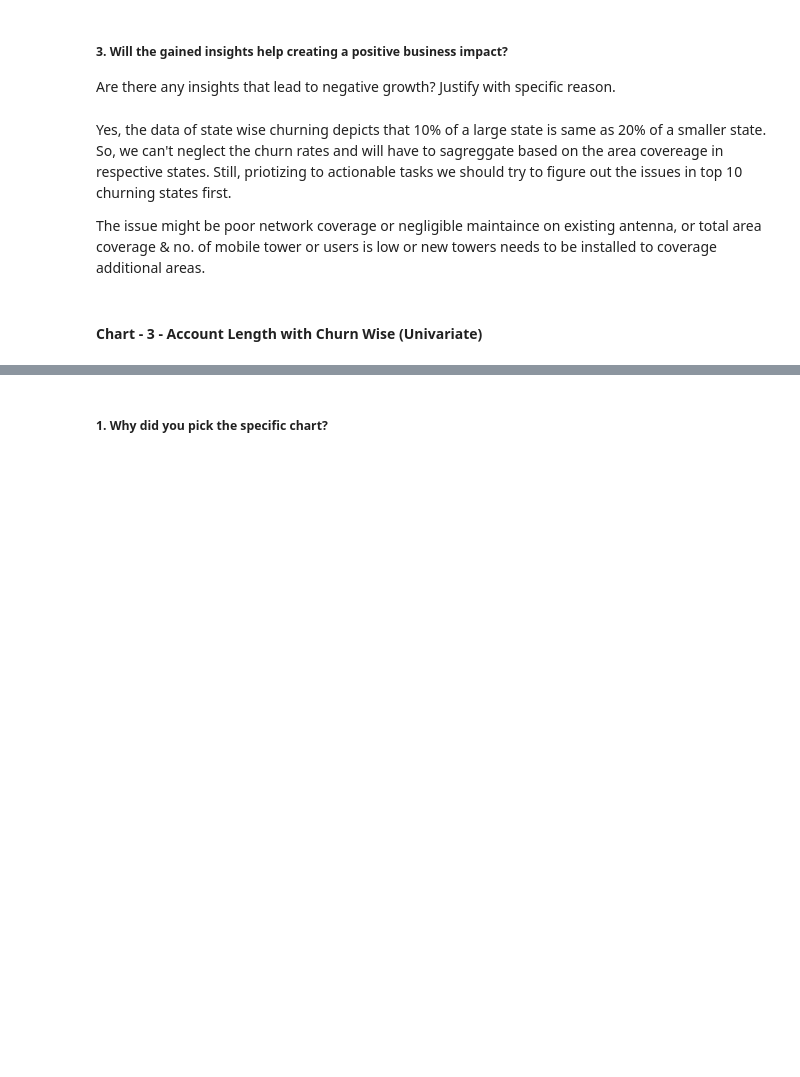
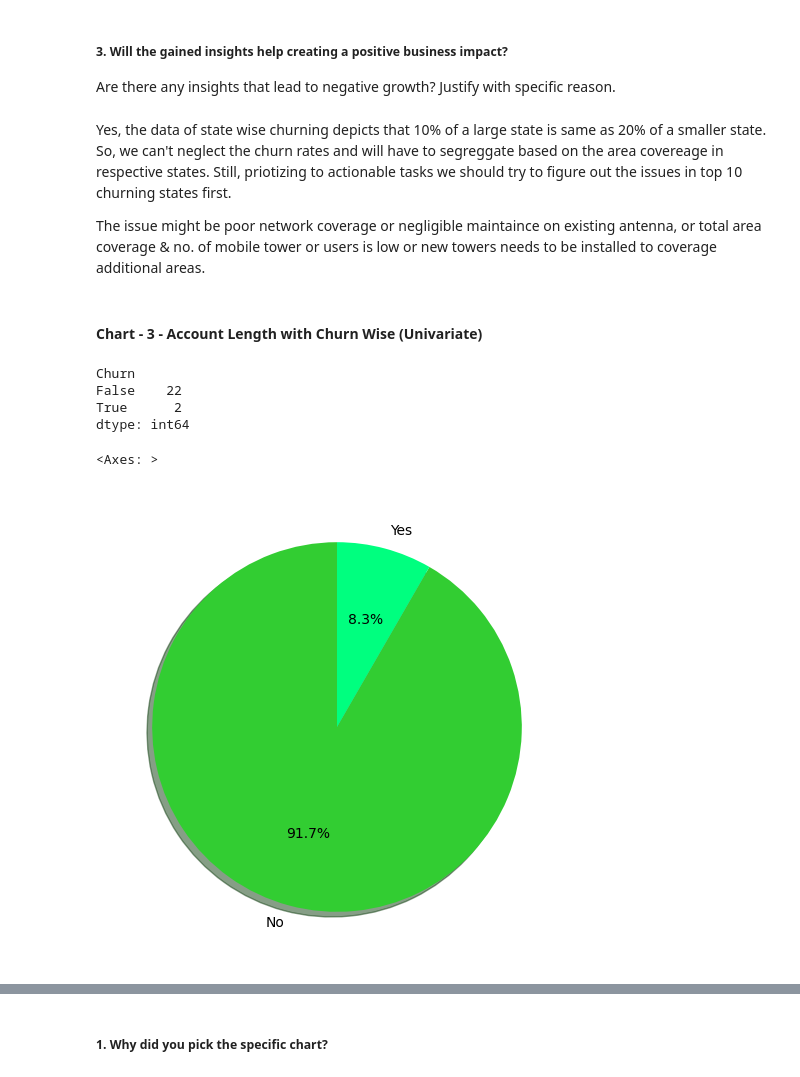
Before and after one commit to AnujRameshRindhe/EDA_Telecom_Churn_analysis, a Jupyter notebook: Telecom_churn_analysis.ipynb, the cells around one changed output, grey strips where cells are left out. Cells and saved outputs as stored; diff of their text form; code cells hidden in the pictures; blank space fills up the shorter version.

```diff
--- a/Telecom_churn_analysis.ipynb
+++ b/Telecom_churn_analysis.ipynb
@@ -855,7 +914,7 @@ Under the Data wrangling, I have defined a hypothetical logic for some states wi
 ##### 3. Will the gained insights help creating a positive business impact?
 Are there any insights that lead to negative growth? Justify with specific reason.
 # %% [markdown]
-Yes, the data of state wise churning depicts that 10% of a large state is same as 20% of a smaller state. So, we can't neglect the churn rates and will have to sagreggate based on the area covereage in respective states. Still, priotizing to actionable tasks we should try to figure out the issues in top 10 churning states first.
+Yes, the data of state wise churning depicts that 10% of a large state is same as 20% of a smaller state. So, we can't neglect the churn rates and will have to segreggate based on the area covereage in respective states. Still, priotizing to actionable tasks we should try to figure out the issues in top 10 churning states first.
 
 The issue might be poor network coverage or negligible maintaince on existing antenna, or total area coverage & no. of mobile tower or users is low or new towers needs to be installed to coverage additional areas.
 # %% [markdown]
@@ -863,18 +922,25 @@ The issue might be poor network coverage or negligible maintaince on existing an
 # %%
 # Chart - 3 visualization code
 # One Digit Account Length
-print(dataset[dataset['Account length']<=9].loc[:,['Churn']].value_counts())
+print(df[df['Account length']<=9].loc[:,['Churn']].value_counts())
 print(" ")
 
 # Visualizing One Digit Account Length Based on Churn percentage
-dataset[dataset['Account length']<=9].loc[:,['Churn']].value_counts().plot(kind='pie',
+df[df['Account length']<=9].loc[:,['Churn']].value_counts().plot(kind='pie',
                               figsize=(15,6),
                                autopct="%1.1f%%",
                                startangle=90,
                                shadow=True,
                                labels=['No','Yes'],
-                               colors=['skyblue','red'],
+                               colors=['limegreen','springgreen'],
                                explode=[0,0]
                               )
+# %% [output]
+Churn
+False    22
+True      2
+dtype: int64
+<Axes: >
+[figure, added]
 # %%
 # Two Digit Account Length
```
Also changed, not shown: parts of 47 cells of this notebook.
